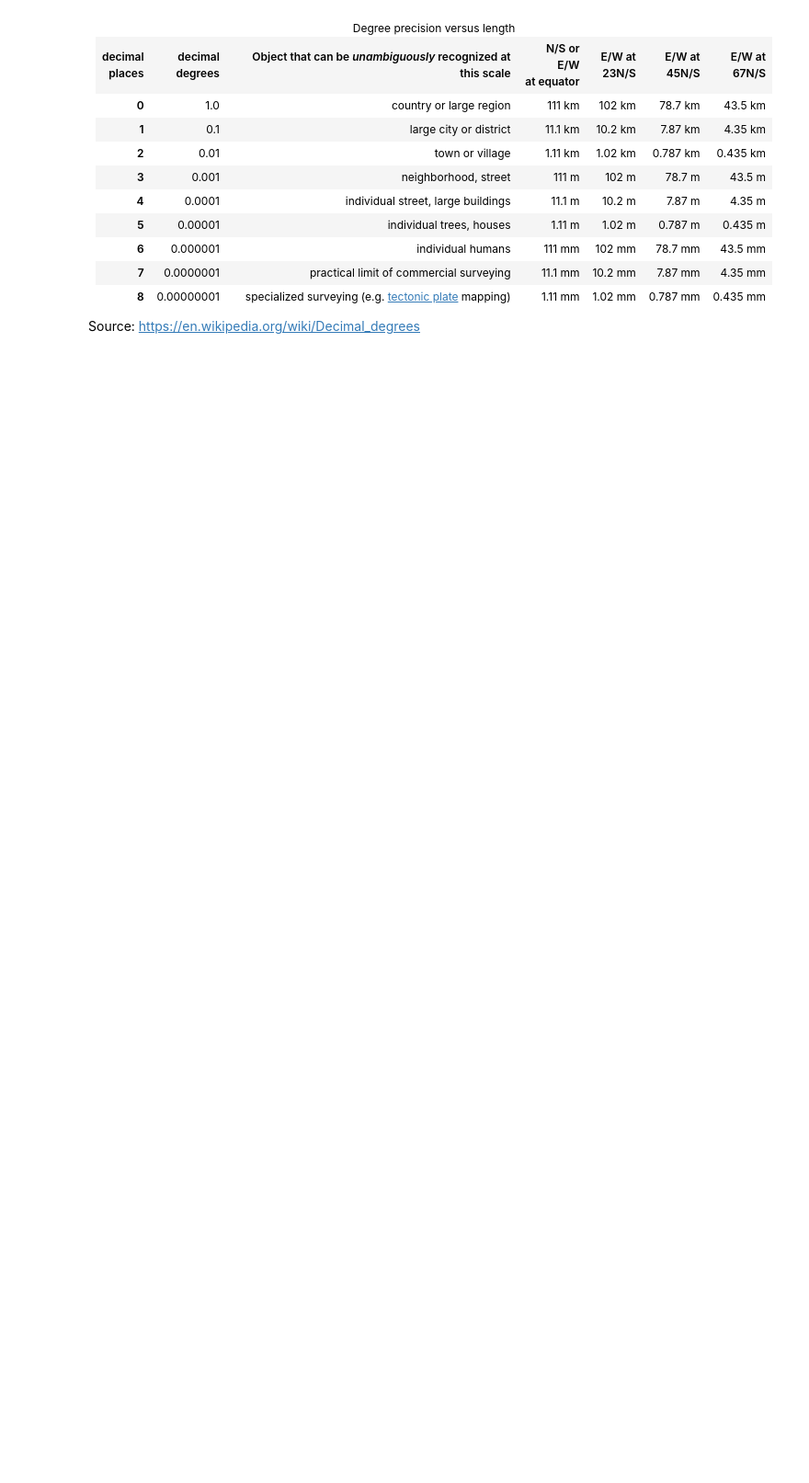
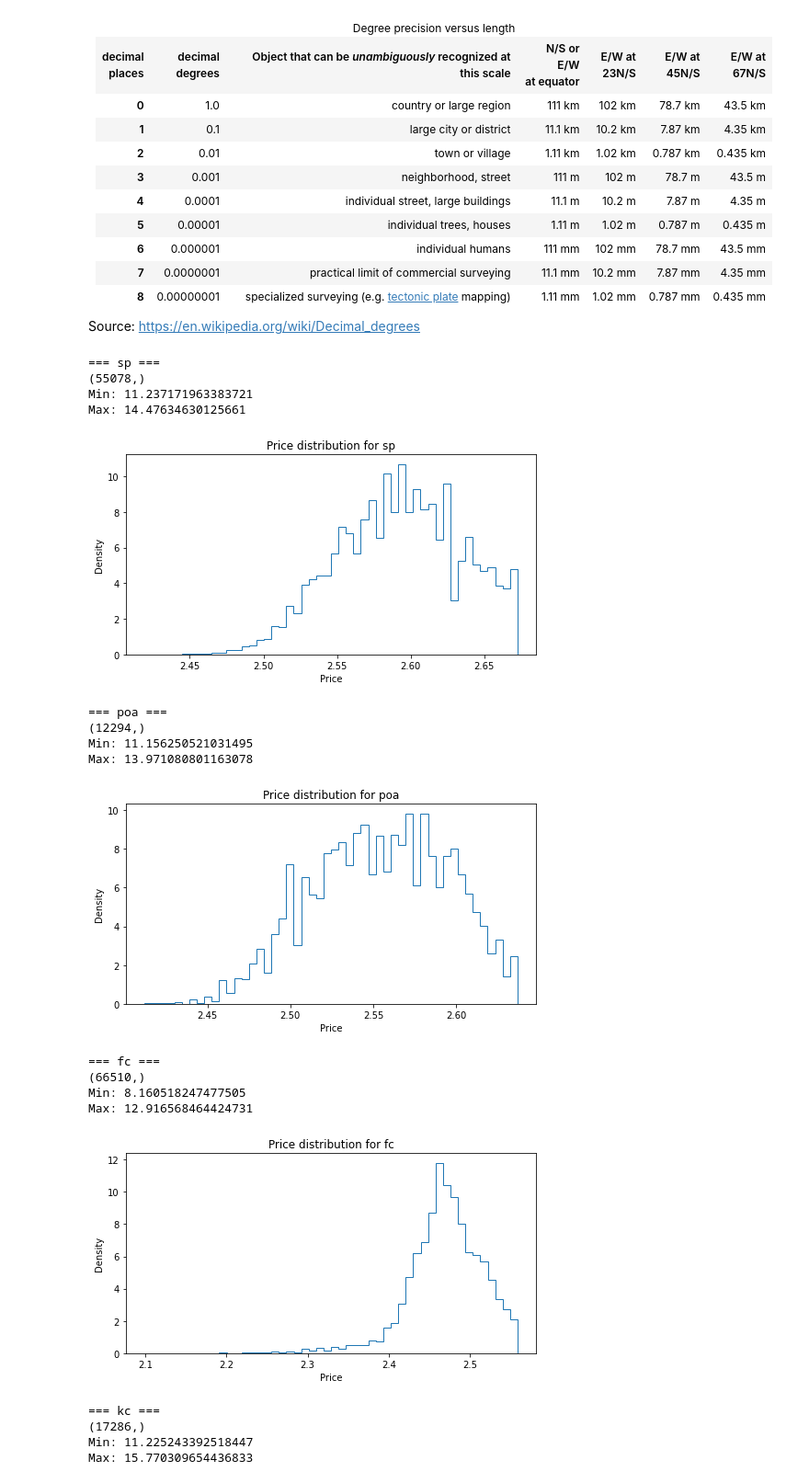
Before and after one commit to ponseko/UC_Project_HPP, a Jupyter notebook: datasets/dataset-statistics.ipynb, the cells around one changed output. Shown at 92% size. Cells and saved outputs as stored; diff of their text form; code cells hidden in the pictures; blank space fills up the shorter version.

```diff
--- a/datasets/dataset-statistics.ipynb
+++ b/datasets/dataset-statistics.ipynb
@@ -212,3 +215,37 @@ Dist 10.0       60.0    |       60.0    |       60.0    |       60.0
 </td></tr></tbody></table>
 
 Source: https://en.wikipedia.org/wiki/Decimal_degrees
+# %%
+for ds in DATASET_NAMES:
+    print(f'=== {ds} ===')
+    fig, ax = plt.subplots(figsize=(8,4))
+    price_data = DATASETS[ds]['y_train']
+    print(price_data.shape)
+    # Print the min and max of price_data
+    print(f'Min: {np.min(price_data)}')
+    print(f'Max: {np.max(price_data)}')
+    ax.set_title(f'Price distribution for {ds}')
+    ax.hist(price_data, bins=50, density=True, histtype='step')
+    ax.set_ylabel('Density')
+    ax.set_xlabel('Price')
+    plt.show()
+# %% [output]
+=== sp ===
+(55078,)
+Min: 11.237171963383721
+Max: 14.47634630125661
+[figure, added]
+=== poa ===
+(12294,)
+Min: 11.156250521031495
+Max: 13.971080801163078
+[figure, added]
+=== fc ===
+(66510,)
+Min: 8.160518247477505
+Max: 12.916568464424731
+[figure, added]
+=== kc ===
+(17286,)
+Min: 11.225243392518447
+Max: 15.770309654436833
```
Also changed, not shown: parts of 6 cells of this notebook, 15 other files.
